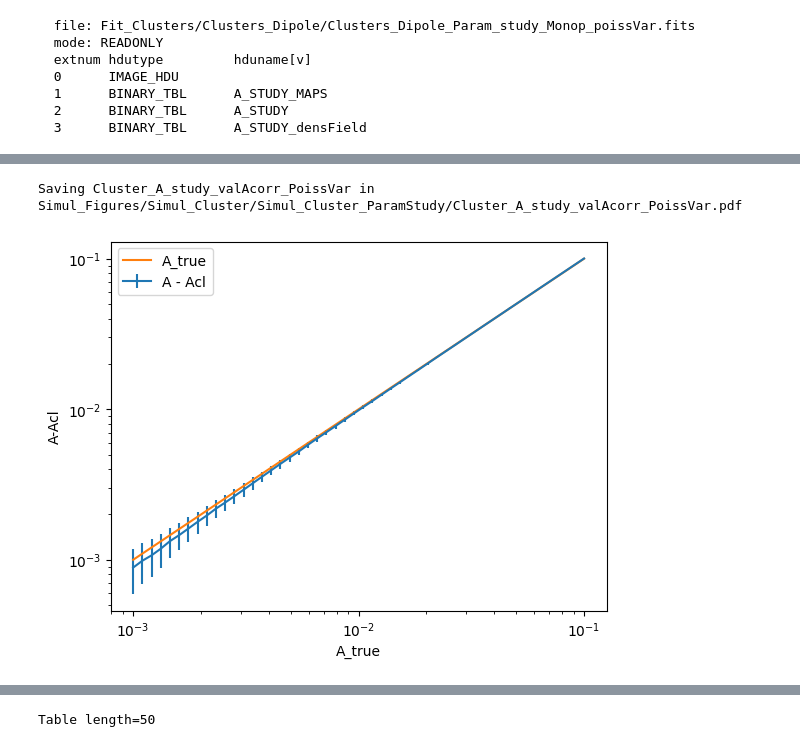
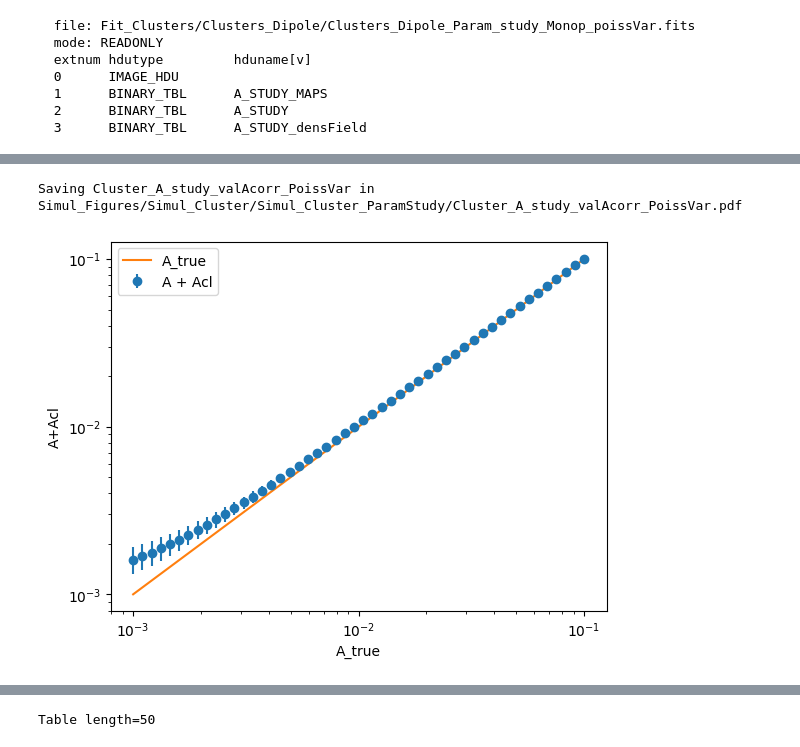
Before and after one commit to johannct/M2_Stage_Code, a Jupyter notebook: Simulation/A_Study_Cluster.ipynb, the cells around one changed output, grey strips where cells are left out. Saved outputs shown, nothing was run; the diff lists cells and outputs as text; code cells hidden in the pictures.

```diff
--- a/Simulation/A_Study_Cluster.ipynb
+++ b/Simulation/A_Study_Cluster.ipynb
@@ -33,7 +33,7 @@ clFile = DIR + sufix + '.fits'
 
 with fitsio.FITS(clFile, 'rw') as fits:
     dfNumpy = Table(fits['FIT_NUMPY'].read()).to_pandas()
-    clMapper = CountMapper.from_map_fits(fits, idx=0, nest=False) #first clustering map
+    clMapper = CountMapper.from_map_fits(fits, idx=3, nest=False) #first clustering map
     clMapper = clMapper.invert_nest()
 clMapper.plot()
 
@@ -54,0 +55,3 @@ Name: A, dtype: float64
+# %%
+init =  (0, 100, 0)
+clMapper.fit_dipole("", init, fit_monop=False)
@@ -234,8 +131,14 @@ data4
 dfMinuit_data4 = Table(data4['A_STUDY'].read())
 dfMinuit_data4['A-Acl'] = dfMinuit_data4['A'] - clStats['A']['mean']
 dfMinuit_data4['A-Acl_err'] = np.sqrt(dfMinuit_data4['A_err']**2 + clStats['A']['std']**2)
+dfMinuit_data4['A+Acl'] = dfMinuit_data4['A'] + clStats['A']['mean']
+dfMinuit_data4['A+Acl_err'] = np.sqrt(dfMinuit_data4['A_err']**2 + clStats['A']['std']**2)
+dfMinuit_data4 = dfMinuit_data4[dfMinuit_data4['valid']]
+
 mask = dfMinuit_data4["N*_true"] == NSource_px_th
 dfMinuit_filtered4 = dfMinuit_data4[mask]
+mask_cl = dfMinuit_filtered4['Cluster_ID'] == clMapper.ID
+dfMinuit_filtered4 = dfMinuit_filtered4[mask_cl]
 dfMinuit_filtered4
 # %% [output]
 Table length=50
@@ -260,9 +163,9 @@ Table length=50
 # %%
-compareFit_val(dfMinuit_filtered4, "A", "A-Acl", ytrue = "A_true", nsigma=1, surface=False, yscale='log', label_true="A_true", label_fit="A - Acl")
+compareFit_val(dfMinuit_filtered4, "A", "A+Acl", ytrue = "A_true", nsigma=1, surface=False, yscale='log', label_true="A_true", label_fit="A + Acl")
 
 output_path = "Simul_Figures/Simul_Cluster/Simul_Cluster_ParamStudy/"
 sufix = "Cluster_A_study_valAcorr_PoissVar"
 get_savefig(plt, output_path, sufix)
 # %% [output]
 Saving Cluster_A_study_valAcorr_PoissVar in Simul_Figures/Simul_Cluster/Simul_Cluster_ParamStudy/Cluster_A_study_valAcorr_PoissVar.pdf
-[figure, old version]
+[figure, new version]
```
Also changed, not shown: parts of 35 cells of this notebook, 4 other files.
